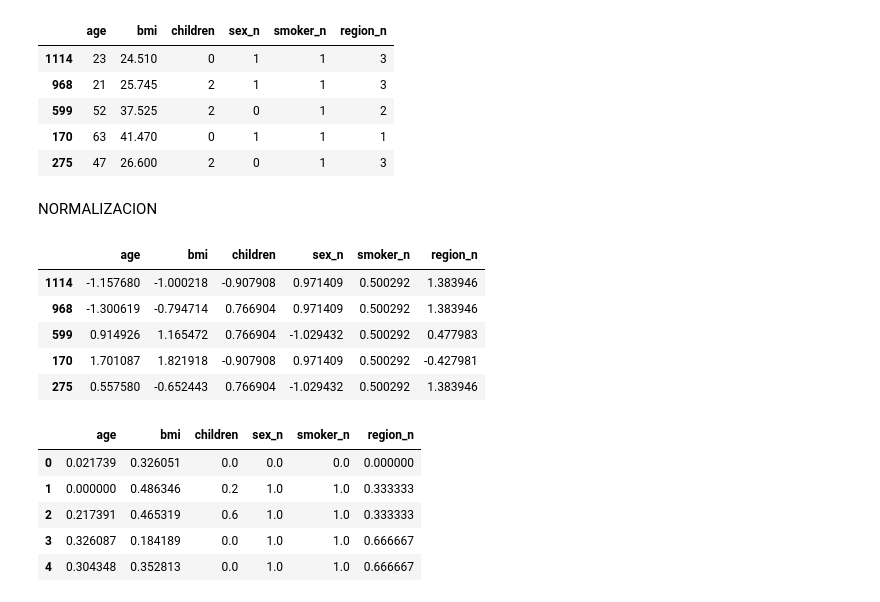
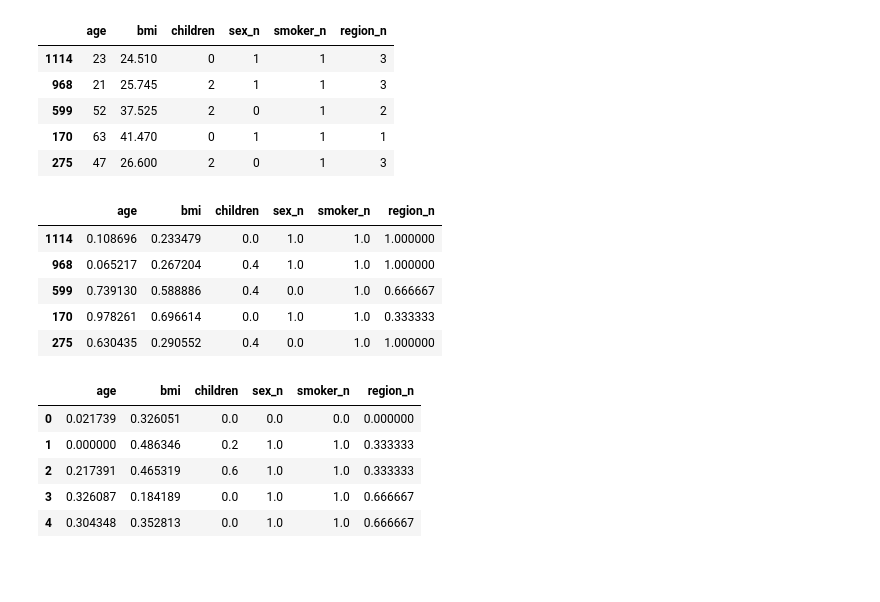
Before and after one commit to 4GeeksAcademy/Lineal_ultimo_Kurganova, a Jupyter notebook: src/dataSinOutEscal.ipynb, the cells around one changed output. Drawn from its saved outputs; the diff is of its cells as text; code cells hidden in the pictures; blank space fills up the shorter version.

```diff
--- a/src/dataSinOutEscal.ipynb
+++ b/src/dataSinOutEscal.ipynb
@@ -391,25 +374,23 @@ X_train.head()
-# %% [markdown]
-NORMALIZACION
 # %%
-from sklearn.preprocessing import StandardScaler
+from sklearn.preprocessing import MinMaxScaler
 
-scaler = StandardScaler()
+scaler = MinMaxScaler()
 scaler.fit(X_train)
 
-X_train_norm = scaler.transform(X_train)
-X_train_norm = pd.DataFrame(X_train_norm, index = X_train.index, columns = num_variables)
+X_train_scal = scaler.transform(X_train)
+X_train_scal = pd.DataFrame(X_train_scal, index = X_train.index, columns = num_variables)
 
-X_test_norm = scaler.transform(X_test)
-X_test_norm = pd.DataFrame(X_test_norm, index = X_test.index, columns = num_variables)
+X_test_scal = scaler.transform(X_test)
+X_test_scal = pd.DataFrame(X_test_scal, index = X_test.index, columns = num_variables)
 
-X_train_norm.head()
+X_train_scal.head()
 # %% [output]
 |  | age | bmi | children | sex_n | smoker_n | region_n |
-| 1114 | -1.157680 | -1.000218 | -0.907908 | 0.971409 | 0.500292 | 1.383946 |
-| 968 | -1.300619 | -0.794714 | 0.766904 | 0.971409 | 0.500292 | 1.383946 |
-| 599 | 0.914926 | 1.165472 | 0.766904 | -1.029432 | 0.500292 | 0.477983 |
-| 170 | 1.701087 | 1.821918 | -0.907908 | 0.971409 | 0.500292 | -0.427981 |
-| 275 | 0.557580 | -0.652443 | 0.766904 | -1.029432 | 0.500292 | 1.383946 |
+| 1114 | 0.108696 | 0.233479 | 0.0 | 1.0 | 1.0 | 1.000000 |
+| 968 | 0.065217 | 0.267204 | 0.4 | 1.0 | 1.0 | 1.000000 |
+| 599 | 0.739130 | 0.588886 | 0.4 | 0.0 | 1.0 | 0.666667 |
+| 170 | 0.978261 | 0.696614 | 0.0 | 1.0 | 1.0 | 0.333333 |
+| 275 | 0.630435 | 0.290552 | 0.4 | 0.0 | 1.0 | 1.000000 |
 # %%
 # Min-Max scaler
 
```
Also changed, not shown: parts of 2 cells of this notebook, 5 other files.
